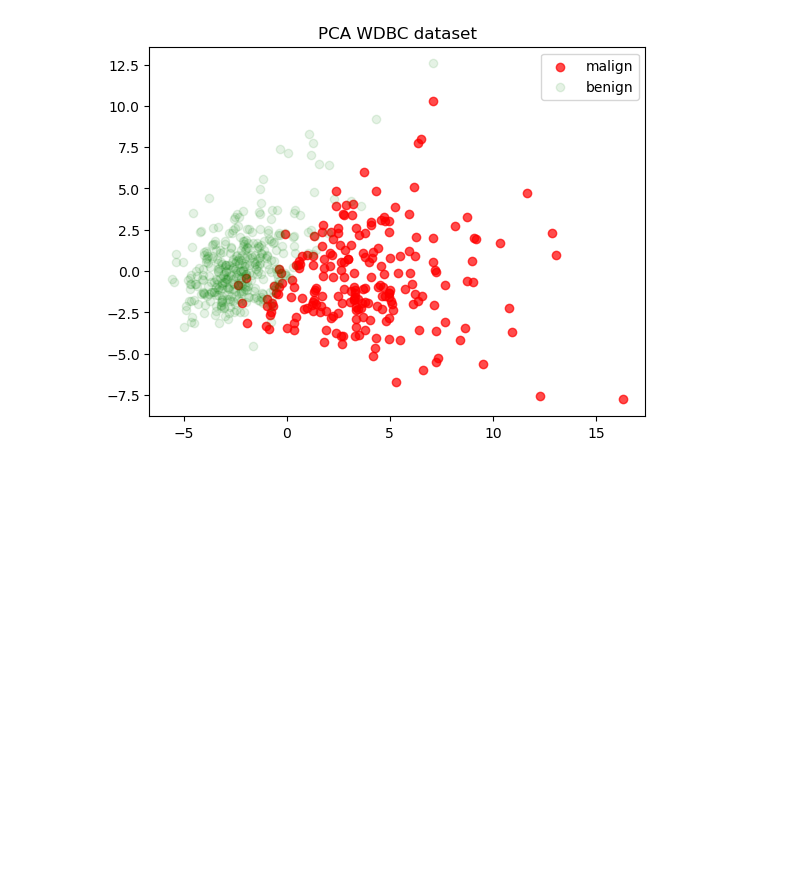
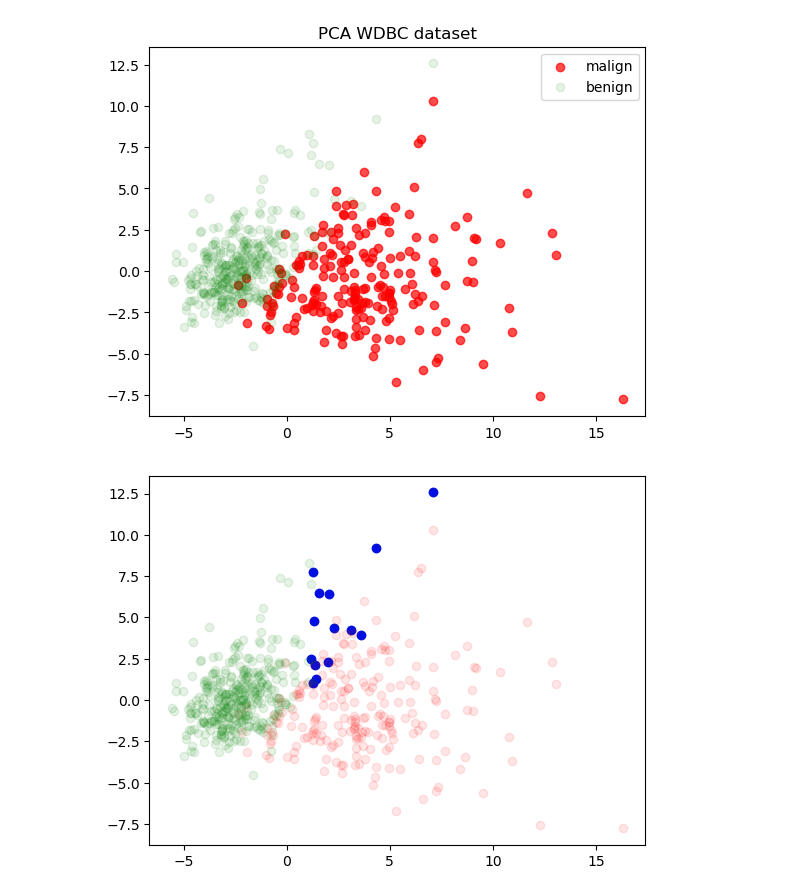
Before and after one commit to saraverdec/APAUT, a Jupyter notebook: pca_saraenriqueleo.ipynb, the cells around one changed output. Drawn from its saved outputs; the diff is of its cells as text; code cells hidden in the pictures; blank space fills up the shorter version.

```diff
--- a/pca_saraenriqueleo.ipynb
+++ b/pca_saraenriqueleo.ipynb
@@ -101,3 +102,30 @@ plt.title('PCA WDBC dataset')
 plt.show()
 # %% [output]
 [figure]
+# %%
+kmeans = KMeans(n_clusters=2)
+kmeans.fit(X)
+y_kmeans = kmeans.predict(X)
+
+cluster = y & y_kmeans
+
+
+plt.scatter(X_r[cluster == 1, comp1], X_r[cluster == 1, comp2], color='b', alpha=1, lw=1,
+                label='malign')
+
+plt.scatter(X_r[cluster == 1, comp1], X_r [cluster == 1, comp2], color='b', alpha=.1, lw=1,
+                label='beign')
+
+plt.scatter(X_r[y == 0, comp1], X_r[y == 0, comp2], color='r', alpha=.1, lw=1,
+                label='malign')
+
+plt.scatter(X_r[y == 1, comp1], X_r [y == 1, comp2], color='g', alpha=.1, lw=1,
+                label='beign')
+
+target_names_2 = np.array([('M'), ('B')], dtype = np.dtype('U10'))
+
+df['cluster'] = target_names_2[y_kmeans]
+
+plt.show()
+# %% [output]
+[figure, added]
```
Also changed, not shown: parts of 1 cell of this notebook.
